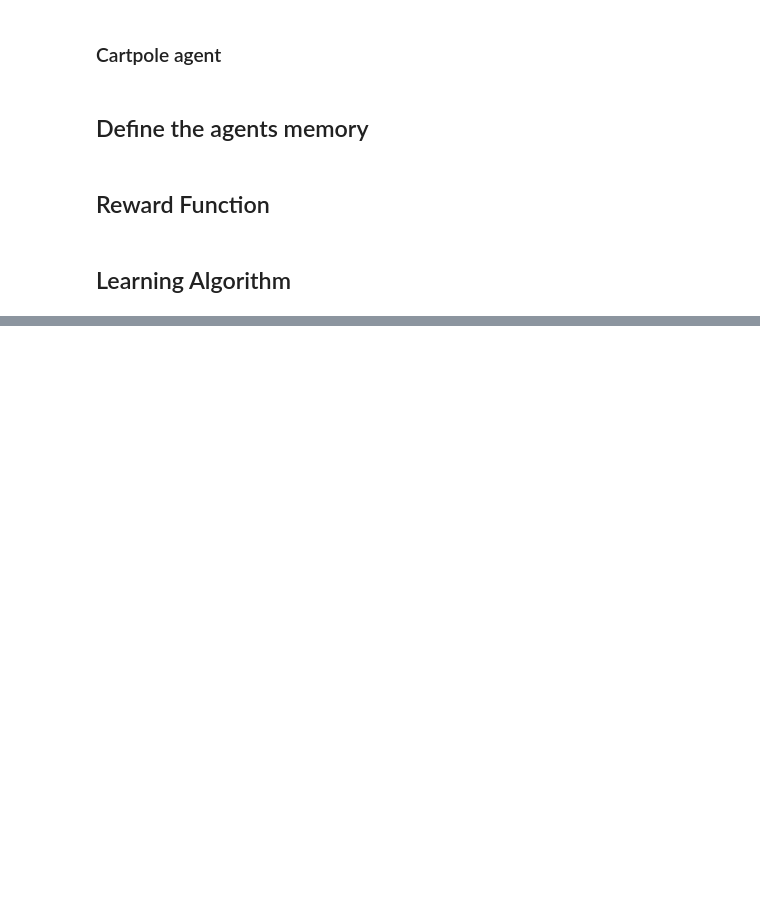
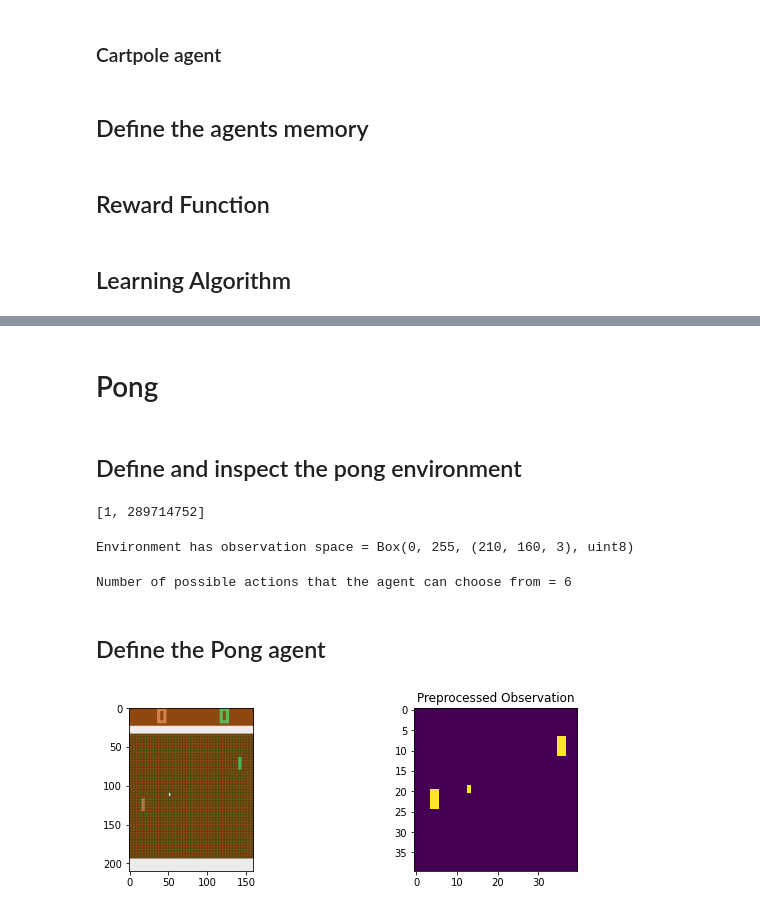
Before and after one commit to vishwanath103/MIT-DL-Course, a Jupyter notebook: Reinforcement_Learning.ipynb, the cells around one changed output, grey strips where cells are left out. Drawn from its saved outputs; the diff is of its cells as text; code cells hidden in the pictures; blank space fills up the shorter version.

```diff
--- a/Reinforcement_Learning.ipynb
+++ b/Reinforcement_Learning.ipynb
@@ -160,3 +160,16 @@ def discount_rewards(rewards, gamma=0.95):
   return normalize(discounted_rewards)
 # %% [markdown]
 ## Learning Algorithm
+# %%
+### Loss Function ###
+
+# Arguments:
+#   logits: networks predictions for actions to take
+#   actions: the action agent took in an episode
+#   rewards: the reward the agent received in an episode
+# Returns:
+#   loss
+def compute_loss(logits, actions, rewards):
+  neg_logprob = tf.nn.sparse_softmax_cross_entropy_with_logits(logits=logits, labels=actions)
+  loss = tf.reduce_mean(neg_logprob*rewards)
+  return loss
@@ -162,0 +241,22 @@ def discount_rewards(rewards, gamma=0.95):
+# %% [markdown]
+# Pong
+# %% [markdown]
+## Define and inspect the pong environment
+# %%
+def create_pong_env():
+  return gym.make("Pong-v0", frameskip=5)
+env = create_pong_env()
+env.seed(1)
+# %% [output]
+[1, 289714752]
+# %%
+print("Environment has observation space =", env.observation_space)
+# %% [output]
+Environment has observation space = Box(0, 255, (210, 160, 3), uint8)
+# %%
+n_actions = env.action_space.n
+print("Number of possible actions that the agent can choose from =", n_actions)
+# %% [output]
+Number of possible actions that the agent can choose from = 6
+# %% [markdown]
+## Define the Pong agent
@@ -162,0 +300,14 @@ def discount_rewards(rewards, gamma=0.95):
+# %%
+observation = env.reset()
+for i in range(30):
+  action = np.random.choice(n_actions)
+  observation, _, _, _ = env.step(action)
+observation_pp = mdl.lab3.preprocess_pong(observation)
+
+f = plt.figure(figsize=(10,3))
+ax = f.add_subplot(121)
+ax2 = f.add_subplot(122)
+ax.imshow(observation); ax.grid(False);
+ax2.imshow(np.squeeze(observation_pp)); ax2.grid(False); plt.title('Preprocessed Observation');
+# %% [output]
+[figure, added]
```
Also changed, not shown: parts of 9 cells of this notebook.
